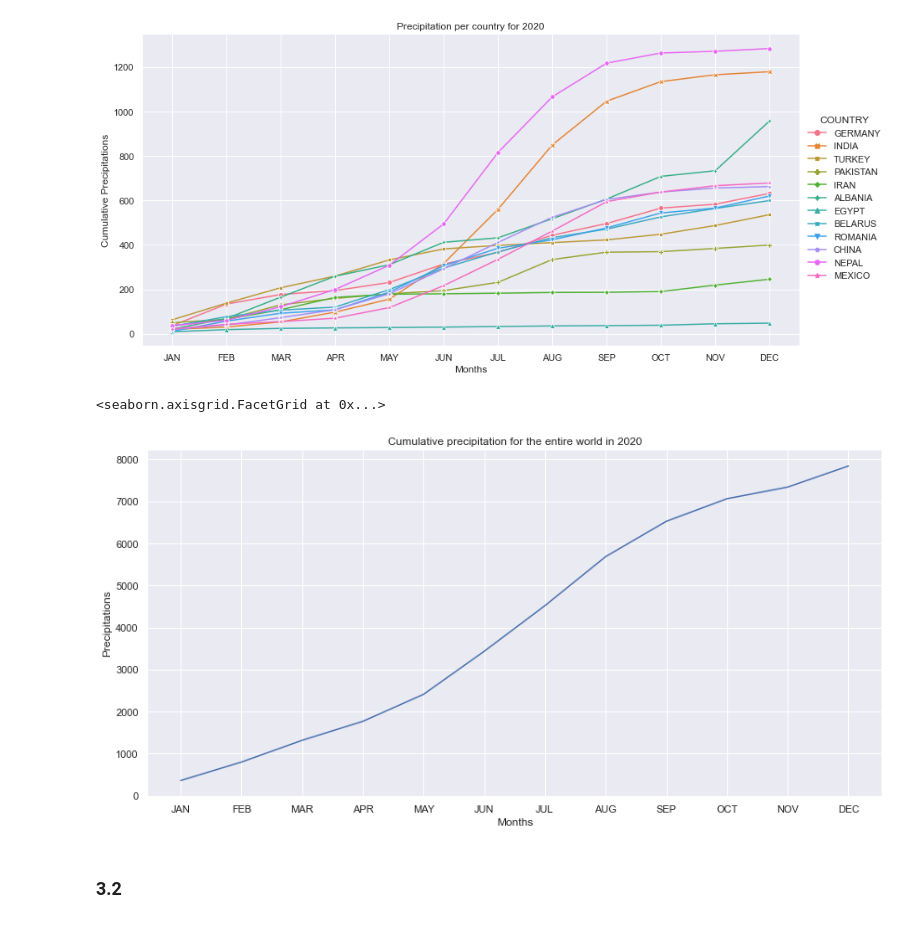
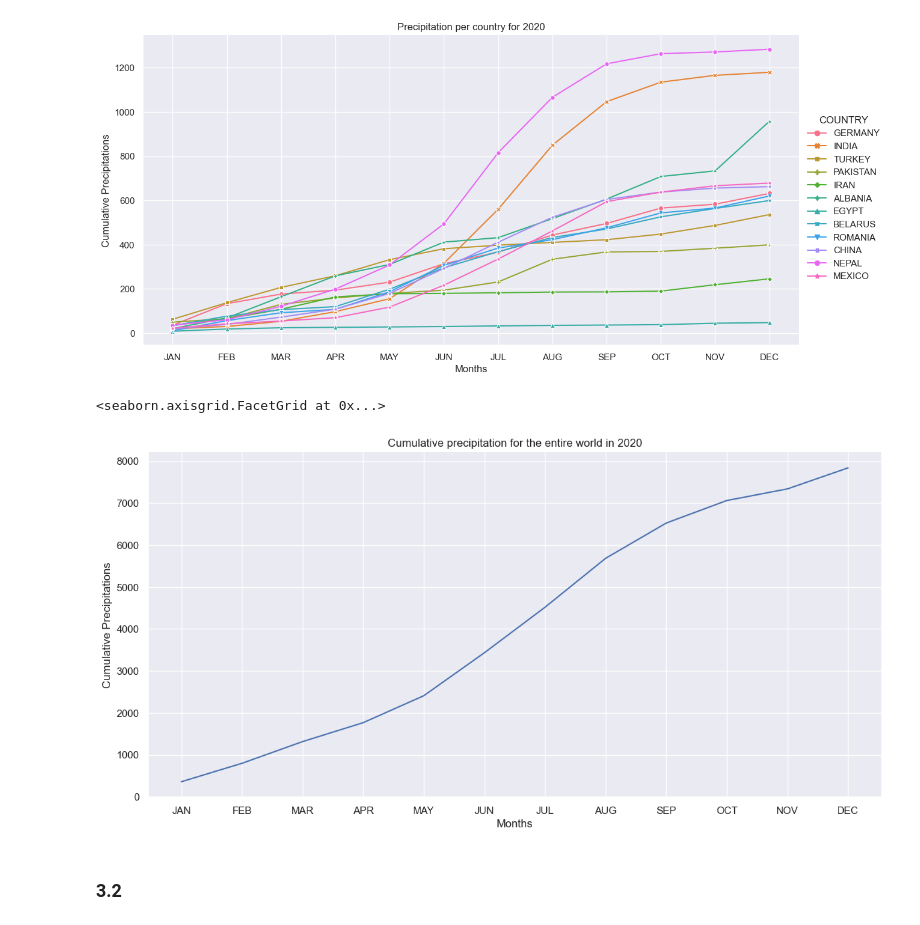
Before and after one commit to aronzek/UHH_research_methods, a Jupyter notebook: RM_A02_Group_E.ipynb, the cells around one changed output. Cells and saved outputs as stored; diff of their text form; code cells hidden in the pictures.

```diff
--- a/RM_A02_Group_E.ipynb
+++ b/RM_A02_Group_E.ipynb
@@ -42,6 +42,8 @@ import seaborn as sbs
 import numpy as np
 import matplotlib.pyplot as plt
 %matplotlib inline
+plt.rcParams['figure.dpi'] = 100
+sbs.set(rc={"figure.dpi":100, 'savefig.dpi':400})
 # %%
 df = pd.read_csv(r'Datasets/CRU_data.csv')
 sbs.set_theme()
@@ -129,12 +131,12 @@ g.set(title = "Precipitation per country for 2020")
 # %%
 ctr_precip = sbs.relplot(data = np.cumsum(df_a.sum()),kind='line', height = 6, aspect = 2, markers = True, dashes = False )
 ctr_precip.set_xticklabels(months) #setting the x ticks to make them easier to read
 ctr_precip.set_xlabels("Months")
-ctr_precip.set_ylabels("Precipitations")
+ctr_precip.set_ylabels("Cumulative Precipitations")
 ctr_precip.set(title = "Cumulative precipitation for the entire world in 2020")
 # %% [output]
 <seaborn.axisgrid.FacetGrid at 0x...>
-[figure, old version]
+[figure, new version]
 # %% [markdown]
 ### 3.2
 # %%
```
Also changed, not shown: parts of 4 cells of this notebook, 5 other files.
